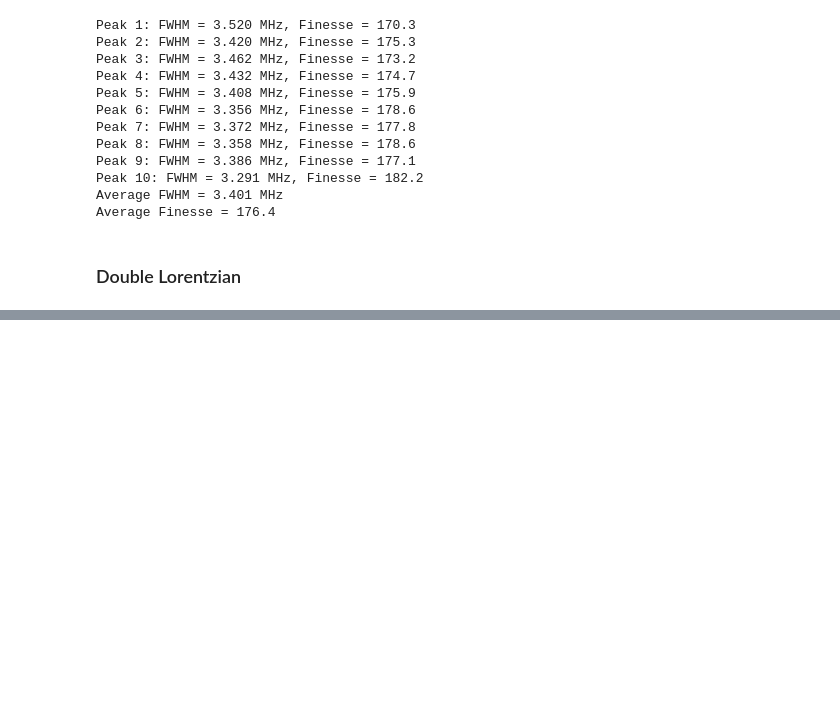
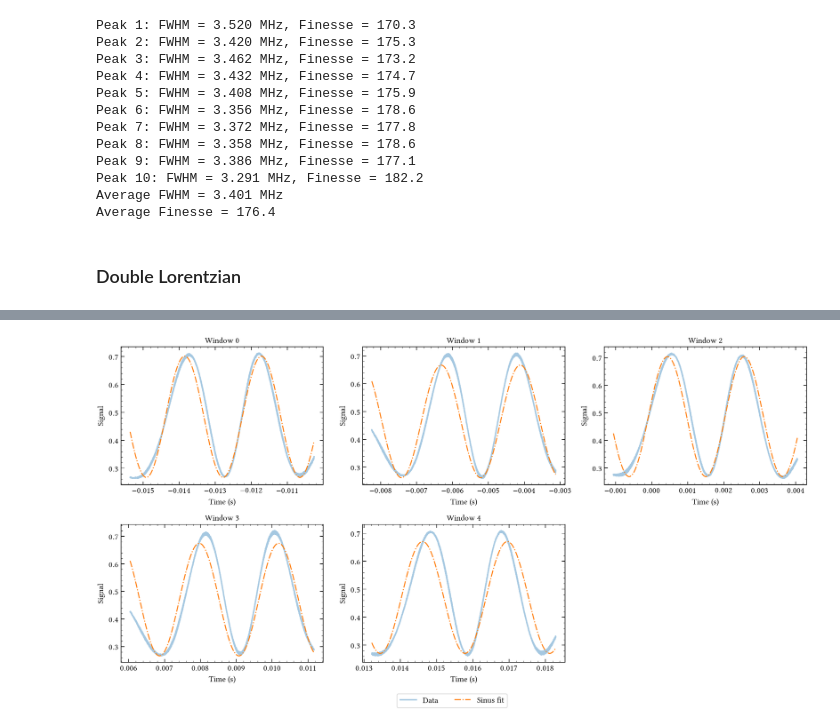
Before and after one commit to eq15t-panda/PANDAManager, a Jupyter notebook: plot/plot_oscillo_opo.ipynb, the cells around one changed output, grey strips where cells are left out. Cells and saved outputs as stored; diff of their text form; code cells hidden in the pictures; blank space fills up the shorter version.

Commit message:
Added double Lorentzian and sinus fitting for the OPO resonance signal (for lock initial alignement)

```diff
--- a/plot/plot_oscillo_opo.ipynb
+++ b/plot/plot_oscillo_opo.ipynb
@@ -36,9 +36,6 @@ FSR = c / L_cav         # Hz
 ### Load data
 # %% [markdown]
 **OPO**
-# %%
-L_cav = 680e-3          # m, cavity length
-FSR = c / L_cav         # Hz
 # %%
 # path_folder_data = r"./data/oscilloscope/oscilloscope_trace/2026-08-03_opo_cavity_empty_002"
 path_folder_data = r"./data/oscilloscope/oscilloscope_trace/2026-08-03_opo_cavity_empty_003"
@@ -121,5 +118,7 @@ for i, val in enumerate(linear_mask):
         if end_idx - start_idx >= min_segment_length:
             segments.append((start_idx, end_idx))
 
+segments = segments[1:]
+
 print(f"Found {len(segments)} linear windows.")
 # %% [output]
@@ -376,3 +375,15 @@ Average FWHM = 3.401 MHz
 Average Finesse = 176.4
 # %% [markdown]
 ### Double Lorentzian
+# %%
+def lorentzian(x, A, x0, gamma):
+    return A * (0.5 * gamma)**2 / (
+        (x - x0)**2 + (0.5 * gamma)**2
+    )
+
+def double_lorentzian(x, A1, x01, gamma1, A2, x02, gamma2, C):
+    return (
+        lorentzian(x, A1, x01, gamma1)
+        + lorentzian(x, A2, x02, gamma2)
+        + C
+    )
@@ -378,0 +635,3 @@ Average Finesse = 176.4
+# %%
+def sinus(x, A, f, phi, C):
+    return A * np.sin(2 * np.pi * f * x + phi) + C
@@ -378,0 +703,44 @@ Average Finesse = 176.4
+# %%
+cols = 3
+rows = int(np.ceil(len(sinus_fits) / cols))
+
+fig, axes = plt.subplots(rows, cols, figsize=(5*cols, 4*rows))
+axes = np.array(axes).reshape(-1)
+
+for i, fit in enumerate(sinus_fits):
+
+    ax = axes[i]
+
+    x = fit["xdata"]
+    y = fit["ydata"]
+
+    A, f, phi, C = fit["params"]
+
+    xfit = np.linspace(x[0], x[-1], 2000)
+    yfit = sinus(xfit, A, f, phi, C)
+
+    ax.plot(x, y, lw=2, alpha=0.4, label="Data")
+    ax.plot(xfit, yfit, "-.", lw=1.5, label="Sinus fit")
+
+    ax.set_title(f"Window {fit['window_id']}")
+    ax.set_xlabel("Time (s)")
+    ax.set_ylabel("Signal")
+
+for j in range(i + 1, len(axes)):
+    axes[j].axis("off")
+
+handles, labels = axes[0].get_legend_handles_labels()
+
+fig.legend(
+    handles,
+    labels,
+    loc="lower center",
+    ncol=2,
+    frameon=True,
+    bbox_to_anchor=(0.5, 0.01)
+)
+
+plt.tight_layout(rect=[0, 0.06, 1, 1])
+plt.show()
+# %% [output]
+[figure, added]
```
Also changed, not shown: parts of 6 cells of this notebook.
